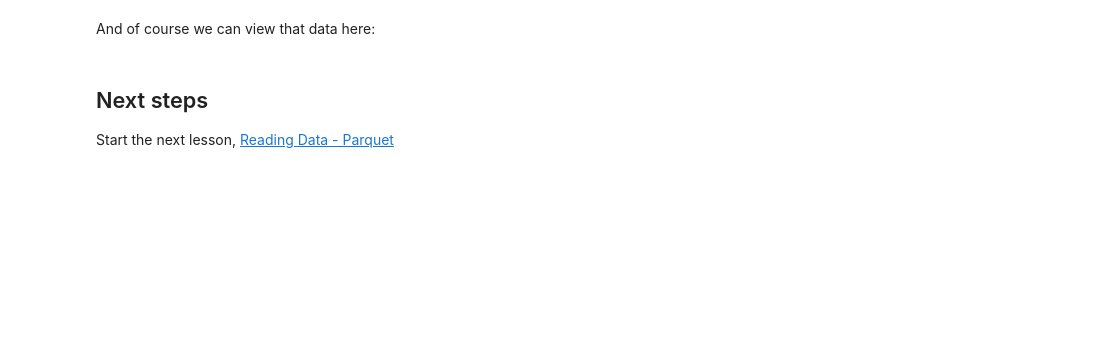
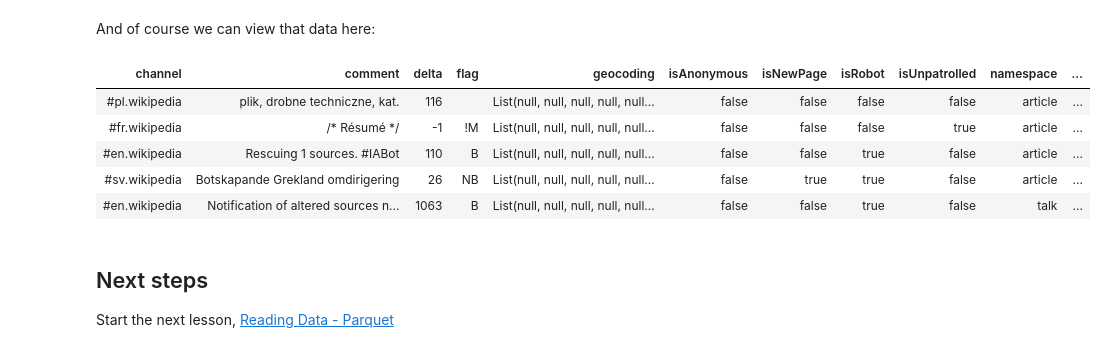
Before and after one commit to alcherniaev/Azure_Databricks, a Jupyter notebook: 2.Reading Data - JSON.ipynb, the cells around one changed output. Saved outputs shown, nothing was run; the diff lists cells and outputs as text; code cells hidden in the pictures; blank space fills up the shorter version.

```diff
--- a/2.Reading Data - JSON.ipynb
+++ b/2.Reading Data - JSON.ipynb
@@ -166,7 +220,14 @@ print("-"*80)
 # %% [markdown]
 And of course we can view that data here:
 # %%
-display(jsonDF)
+display(jsonDF.limit(5))
+# %% [output]
+| channel | comment | delta | flag | geocoding | isAnonymous | isNewPage | isRobot | isUnpatrolled | namespace | ... |
+| #pl.wikipedia | plik, drobne techniczne, kat. | 116 |  | List(null, null, null, null, null... | false | false | false | false | article | ... |
+| #fr.wikipedia | /* Résumé */ | -1 | !M | List(null, null, null, null, null... | false | false | false | true | article | ... |
+| #en.wikipedia | Rescuing 1 sources. #IABot | 110 | B | List(null, null, null, null, null... | false | false | true | false | article | ... |
+| #sv.wikipedia | Botskapande Grekland omdirigering | 26 | NB | List(null, null, null, null, null... | false | true | true | false | article | ... |
+| #en.wikipedia | Notification of altered sources n... | 1063 | B | List(null, null, null, null, null... | false | false | true | false | talk | ... |
 # %% [markdown]
 ## Next steps
 
```
Also changed, not shown: parts of 11 cells of this notebook.
